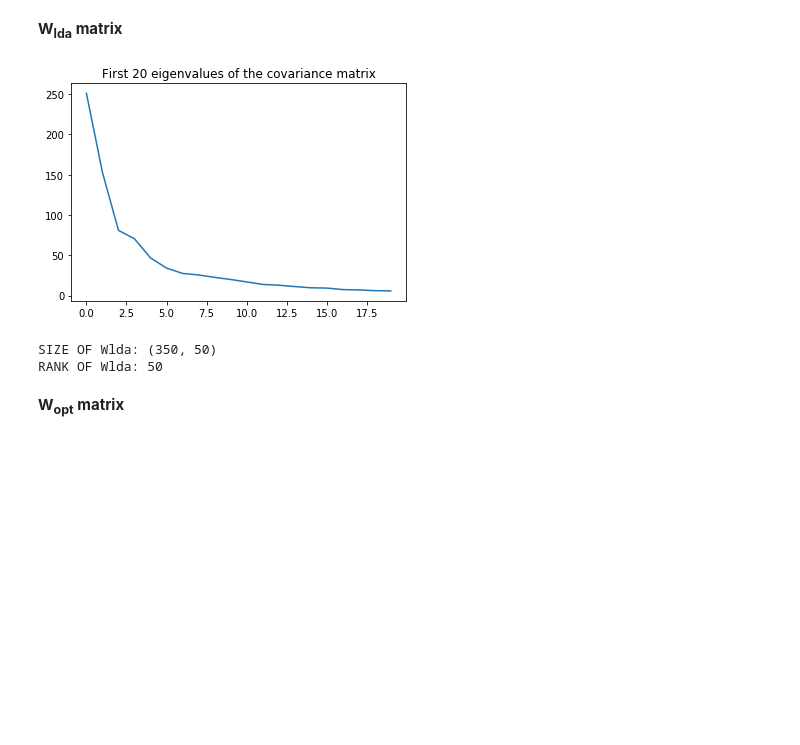
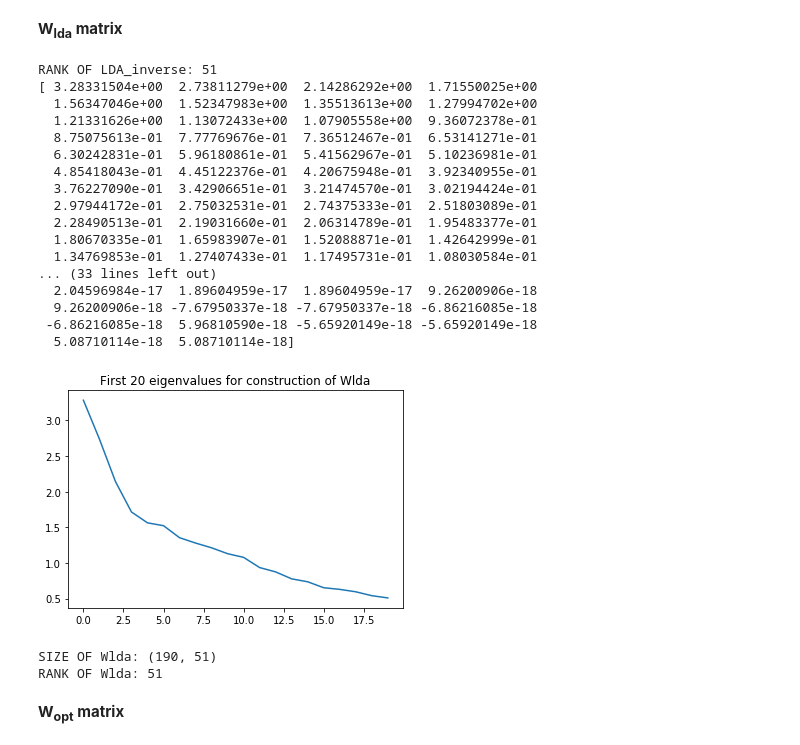
Before and after one commit to Karcsi127/patterrec1, a Jupyter notebook: exercise3.ipynb, the cells around one changed output. Cells and saved outputs as stored; diff of their text form; code cells hidden in the pictures; blank space fills up the shorter version.

```diff
--- a/exercise3.ipynb
+++ b/exercise3.ipynb
@@ -15,7 +15,7 @@ from sklearn.metrics import confusion_matrix
 # %%
 # Load the training and testing sets: 80% is training, 20% is testing
 
-splittype = 'whole'
+splittype = 'class'
 
 if (splittype == 'whole'):
     training = np.loadtxt('split_whole_train.gzip', dtype = 'uint8')
@@ -118,7 +126,7 @@ eigvals_St = eigvals_St[index_St]
 eigvecs_St = eigvecs_St[:,index_St]
 
 # We just keep the first Mpca eigenvectors and eigenvalues
-Mpca = 350 #<=364
+Mpca = 190 #<=364
 eigvecs_St_best = eigvecs_St[:, :Mpca]
 eigvals_St_best = eigvals_St[:Mpca]
 
@@ -127,4 +135,5 @@ Wpca = eigvecs_St_best
 
 print("SIZE OF Wpca:", Wpca.shape)
 print("RANK OF Wpca:", np.linalg.matrix_rank(Wpca))
+plt.imshow(np.reshape(Wpca[:,0], PIC_DIM).T, cmap = 'gist_gray')
 # %% [output]
@@ -135,39 +146,59 @@ RANK OF Wpca: 350
 # %%
 # Compute inverse of Sw_reduced times Sb_reduced
 LDA_inverse = np.linalg.inv(Wpca.T.dot(Sw).dot(Wpca)).dot(Wpca.T.dot(Sb).dot(Wpca))
+print("RANK OF LDA_inverse:", np.linalg.matrix_rank(LDA_inverse))
 
 # Compute Wlda
 # Get the generalised eigenvectors of LDA_matrix with largest Mlda eigenvalues
 eigvals_LDA, eigvecs_LDA = np.linalg.eig(LDA_inverse)
 
 # Take real part of the eigenvalues (complex eigenvalues are the result of numerical rounding errors)
 eigvals_LDA = np.real(eigvals_LDA)
 eigvecs_LDA = np.real(eigvecs_LDA)
 
 # Order eigenvectors and eigenvalues according to their size
 index_LDA = (abs(eigvals_LDA)).argsort()[::-1]
 eigvals_LDA = eigvals_LDA[index_LDA]
 eigvecs_LDA = eigvecs_LDA[:,index_LDA]
 
+print(eigvals_LDA)
+
 # Plot them
 plt.plot(np.arange(0, 20), eigvals_LDA[:20])
-plt.title('First 20 eigenvalues of the covariance matrix')
+plt.title('First 20 eigenvalues for construction of Wlda')
 plt.show()
 
 # We just keep the first Mlda eigenvectors and eigenvalues
-Mlda = 50 #<=51
+Mlda = 51 #<=51
 eigvecs_LDA_best = eigvecs_LDA[:, :Mlda]
 eigvals_LDA_best = eigvals_LDA[:Mlda]
 
 # Define Wlda
 Wlda = eigvecs_LDA_best
 
 print("SIZE OF Wlda:", Wlda.shape)
 print("RANK OF Wlda:", np.linalg.matrix_rank(Wlda))
 # %% [output]
+RANK OF LDA_inverse: 51
+[ 3.28331504e+00  2.73811279e+00  2.14286292e+00  1.71550025e+00
+  1.56347046e+00  1.52347983e+00  1.35513613e+00  1.27994702e+00
+  1.21331626e+00  1.13072433e+00  1.07905558e+00  9.36072378e-01
+  8.75075613e-01  7.77769676e-01  7.36512467e-01  6.53141271e-01
+  6.30242831e-01  5.96180861e-01  5.41562967e-01  5.10236981e-01
+  4.85418043e-01  4.45122376e-01  4.20675948e-01  3.92340955e-01
+  3.76227090e-01  3.42906651e-01  3.21474570e-01  3.02194424e-01
+  2.97944172e-01  2.75032531e-01  2.74375333e-01  2.51803089e-01
+  2.28490513e-01  2.19031660e-01  2.06314789e-01  1.95483377e-01
+  1.80670335e-01  1.65983907e-01  1.52088871e-01  1.42642999e-01
+  1.34769853e-01  1.27407433e-01  1.17495731e-01  1.08030584e-01
+... (33 lines left out)
+  2.04596984e-17  1.89604959e-17  1.89604959e-17  9.26200906e-18
+  9.26200906e-18 -7.67950337e-18 -7.67950337e-18 -6.86216085e-18
+ -6.86216085e-18  5.96810590e-18 -5.65920149e-18 -5.65920149e-18
+  5.08710114e-18  5.08710114e-18]
-[figure, old version]
+[figure, new version]
-SIZE OF Wlda: (350, 50)
-RANK OF Wlda: 50
+SIZE OF Wlda: (190, 51)
+RANK OF Wlda: 51
 # %% [markdown]
 <b>W<sub>opt</sub> matrix</b>
 # %%
```
Also changed, not shown: parts of 11 cells of this notebook.
